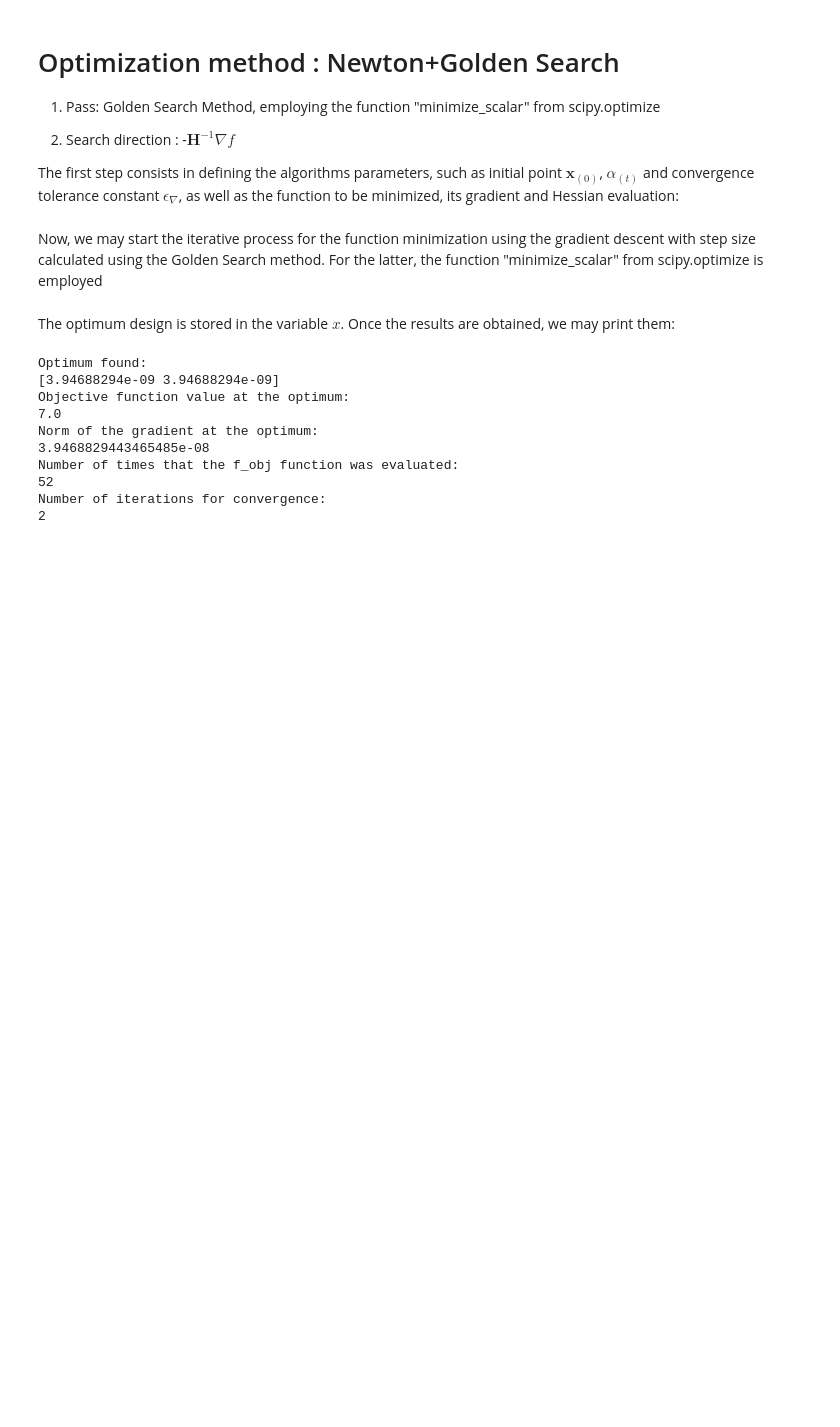
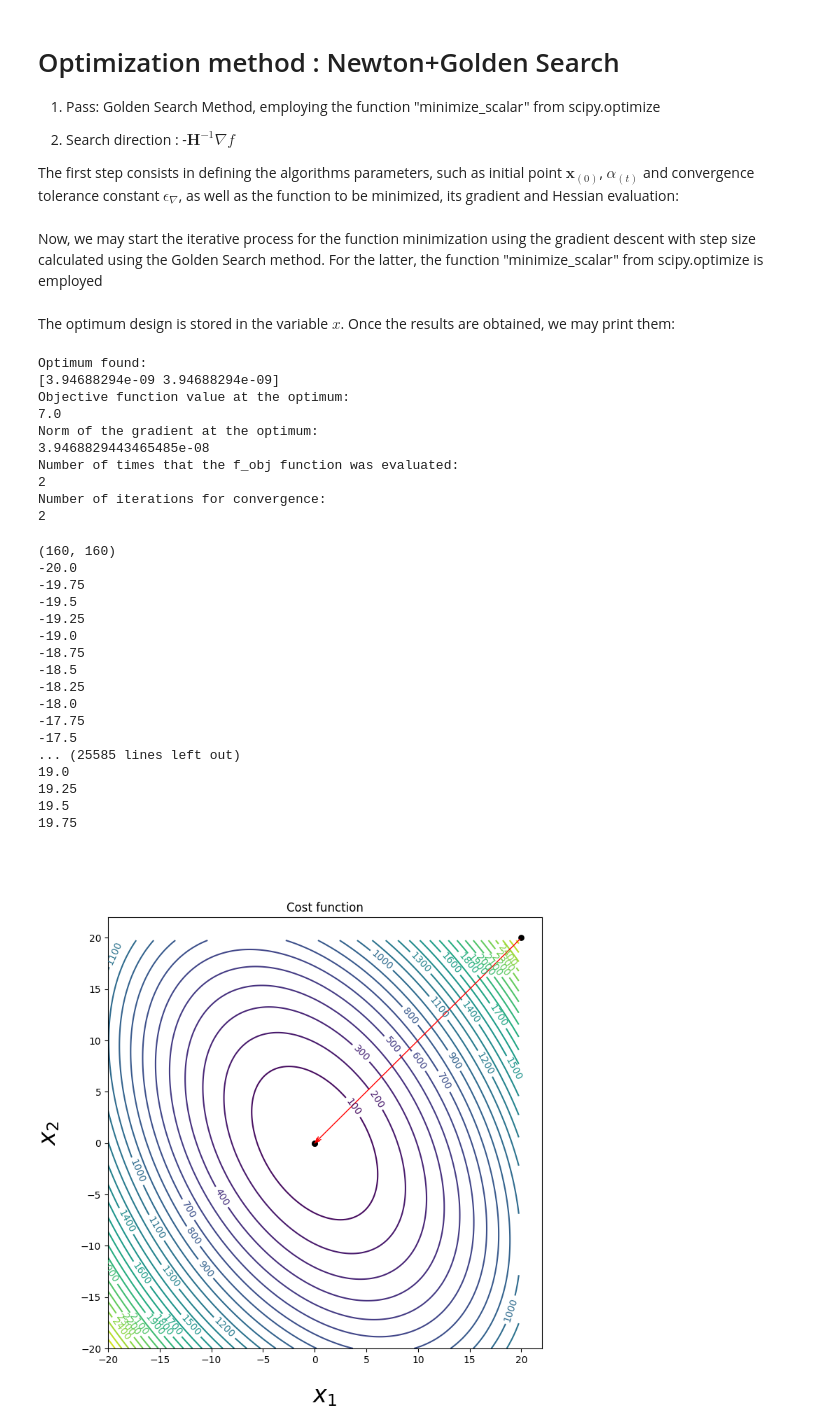
Before and after one commit to gabrielpalves/introduction-to-optimization, a Jupyter notebook: Opt_Newton_Golden.ipynb, the cells around one changed output. Cells and saved outputs as stored; diff of their text form; code cells hidden in the pictures; blank space fills up the shorter version.

Commit message:
added plots

```diff
--- a/Opt_Newton_Golden.ipynb
+++ b/Opt_Newton_Golden.ipynb
@@ -9,8 +9,10 @@ The first step consists in defining the algorithms parameters, such as initial p
 # %%
 import numpy as np
 from scipy.optimize import minimize_scalar
+from plot_descent import plot_2d_contour, plot_3d_surface
+%matplotlib widget
 # Problem to be solved and variable for computational cost computation
-global problem, cost
+global problem
 cost=0
 t=0
 problem=2
@@ -23,8 +25,7 @@ TolG=1e-5
 
 # Definition of the equation to be minimized
 def f_obj(x):
-    global cost, problem
-    cost=cost+1
+    global problem
     if problem==1:
         f = x[0]**2+x[1]**2
         df = np.array([2*x[0], 2*x[1]])
@@ -41,7 +42,7 @@ def f_alpha(alpha,args):
     f,df,H=f_obj(xaux)
     return f
 
-# f and df values at the inital point
+# f and df values at the initial point
 [f,df,H]=f_obj(x)
 # %%
 # Search directin: BFGS
@@ -50,6 +51,8 @@ def f_alpha(alpha,args):
 # %% [markdown]
 Now, we may start the iterative process for the function minimization using the gradient descent with step size calculated using the Golden Search method. For the latter, the function "minimize_scalar" from scipy.optimize is employed
 # %%
+points = [x]
+values = [f]
 while np.sqrt(df @ df)>TolG:
     # Search direction as negative of the gradient
     d=-np.linalg.solve(H, df)
@@ -60,11 +63,14 @@ while np.sqrt(df @ df)>TolG:
 
     # Update the current point
     xt=x+alpha.x*d
+    points.append(xt)
 
-    # Evaluate the objective funciton and gradient at the new point
+    # Evaluate the objective function and gradient at the new point
     f,df,H=f_obj(xt)
+    cost += 1
+    values.append(f)
 
-    # Update the design vairable and iteration number
+    # Update the design variable and iteration number
     x=xt
     t=t+1
 # %% [markdown]
@@ -88,6 +94,30 @@ Objective function value at the optimum:
 Norm of the gradient at the optimum:
 3.9468829443465485e-08
 Number of times that the f_obj function was evaluated:
-52
+2
 Number of iterations for convergence:
 2
+# %%
+N = 10 # number of points to plot
+
+plot_2d_contour(points[:N], f_obj)
+plot_3d_surface(points[:N], values[:N], f_obj)
+# %% [output]
+(160, 160)
+-20.0
+-19.75
+-19.5
+-19.25
+-19.0
+-18.75
+-18.5
+-18.25
+-18.0
+-17.75
+-17.5
+... (25585 lines left out)
+19.0
+19.25
+19.5
+19.75
+[figure, added]
```
Also changed, not shown: parts of 1 cell of this notebook, 6 other files.
